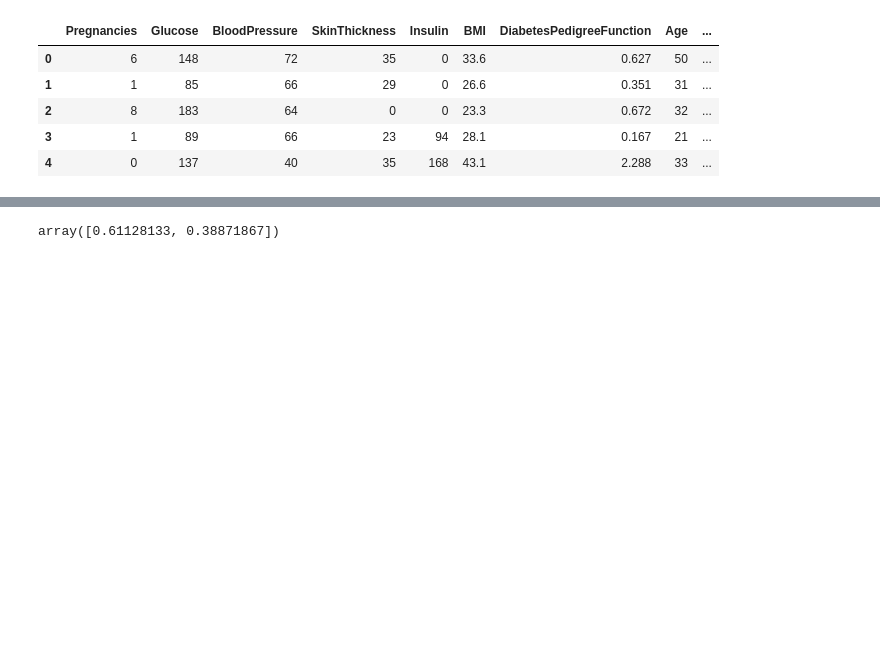
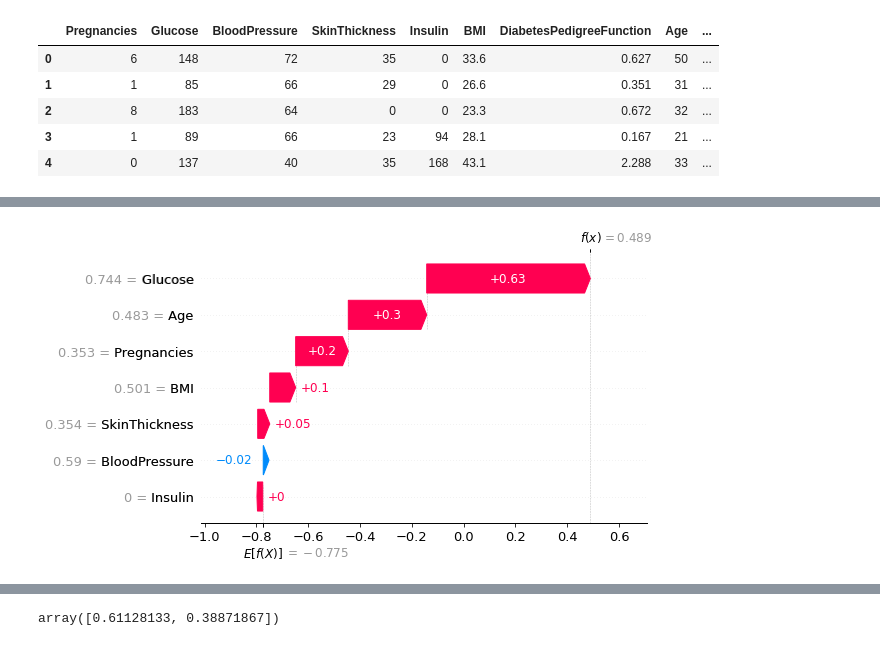
Before and after one commit to luuloi/Biomedical_Data_Analysis, a Jupyter notebook: Lecture_08/XAI2.ipynb, the cells around one changed output, grey strips where cells are left out. Saved outputs shown, nothing was run; the diff lists cells and outputs as text; code cells hidden in the pictures; blank space fills up the shorter version.

```diff
--- a/Lecture_08/XAI2.ipynb
+++ b/Lecture_08/XAI2.ipynb
@@ -17,0 +66,4 @@ df.head()
+# %%
+shap.plots.waterfall(shap_values[0])
+# %% [output]
+[figure, added]
```
Also changed, not shown: parts of 120 cells of this notebook, 3 other files.
